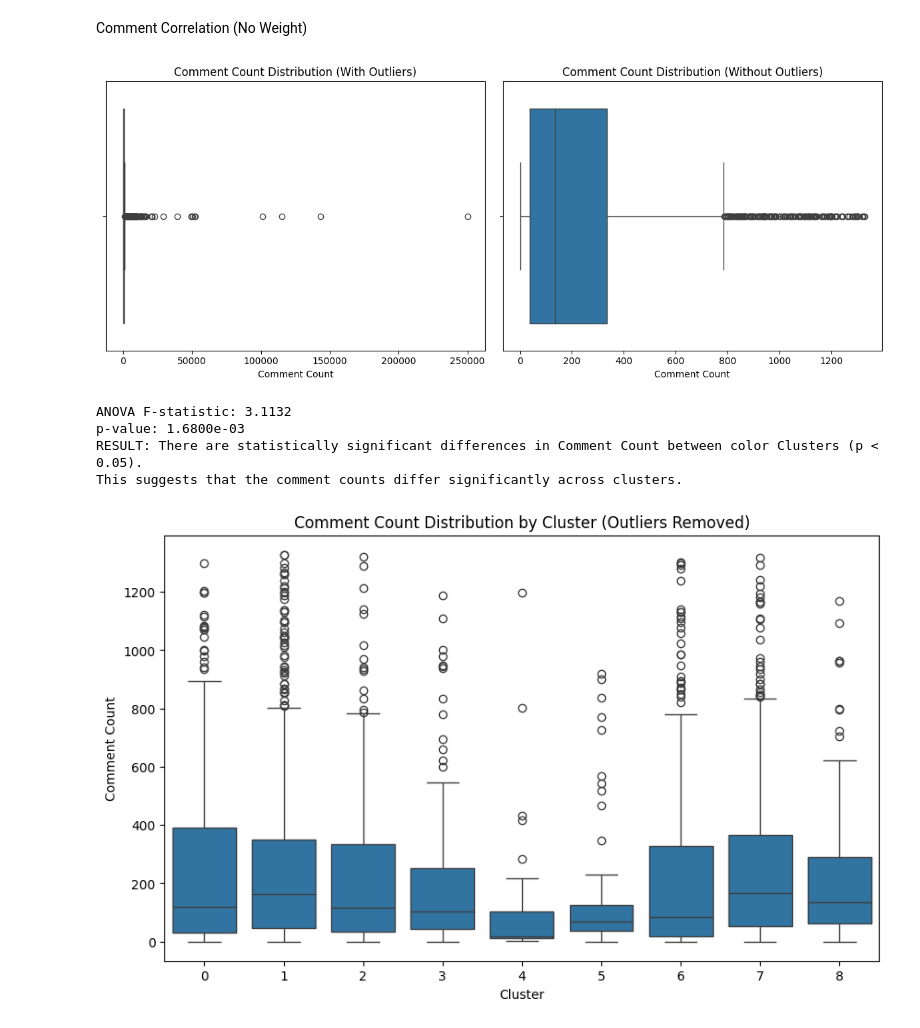
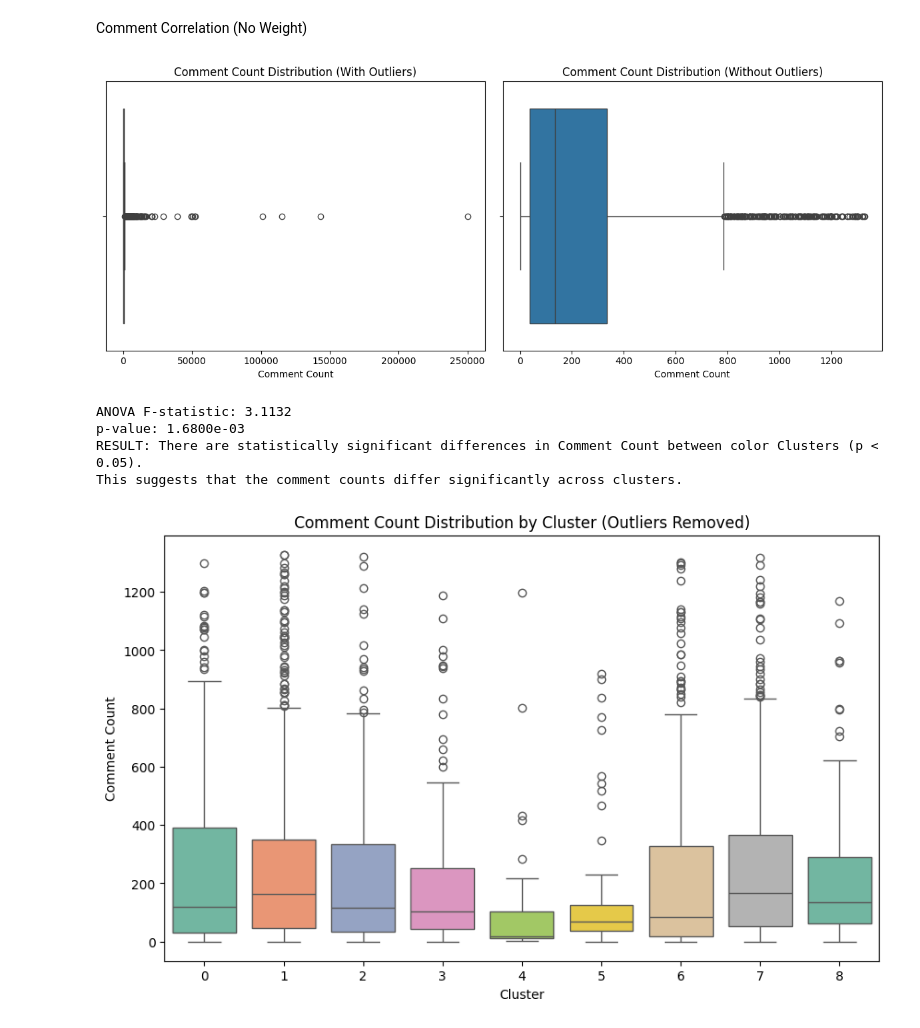
Before and after one commit to GazerJin/ColorExtractionProfile, a Jupyter notebook: Correlation_Analysis_Color.ipynb, the cells around one changed output. Cells and saved outputs as stored; diff of their text form; code cells hidden in the pictures.

```diff
--- a/Correlation_Analysis_Color.ipynb
+++ b/Correlation_Analysis_Color.ipynb
@@ -162,0 +166,25 @@ Channel: CharlieWayne Adventures - Videos: 2
+# %%
+import pandas as pd
+import matplotlib.pyplot as plt
+
+# Group by Cluster and Channel Title, then count videos
+cluster_channel_counts = merged_data.groupby(['Cluster', 'Channel Title']).size().reset_index(name='Video Count')
+
+# Sort by Cluster and Video Count in descending order
+cluster_channel_counts = cluster_channel_counts.sort_values(['Cluster', 'Video Count'], ascending=[True, False])
+
+# Plotting
+clusters = sorted(cluster_channel_counts['Cluster'].unique())
+for cluster in clusters:
+    cluster_data = cluster_channel_counts[cluster_channel_counts['Cluster'] == cluster]
+    # Get top 5 channels for this cluster
+    top5 = cluster_data.nlargest(5, 'Video Count')[['Channel Title', 'Video Count']]
+
+    plt.figure(figsize=(10, 6))
+    plt.bar(top5['Channel Title'], top5['Video Count'], color='skyblue')
+    plt.title(f'Top 5 Channels with Most Videos in Cluster {cluster}')
+    plt.xlabel('Channel Title')
+    plt.ylabel('Number of Videos')
+    plt.xticks(rotation=30, ha='right')
+    plt.tight_layout()
+    plt.show()
@@ -1007,32 +1236,32 @@ plt.tight_layout()
 plt.show()
 
 # 3. ANOVA: Test if Comment Count differs by Cluster
 anova_result = stats.f_oneway(
     *[filtered_data[filtered_data['Cluster'] == c]['Comment Count'] for c in sorted(filtered_data['Cluster'].unique())]
 )
 f_stat = anova_result.statistic
 p_value = anova_result.pvalue
 
 print(f"ANOVA F-statistic: {f_stat:.4f}")
 print(f"p-value: {p_value:.4e}")
 
 if p_value < 0.05:
     print("RESULT: There are statistically significant differences in Comment Count between color Clusters (p < 0.05).")
     print("This suggests that the comment counts differ significantly across clusters.")
 else:
     print("RESULT: There are no statistically significant differences in Comment Count between color Clusters (p >= 0.05).")
 
 # 4. Boxplot: Comment Count distribution by Cluster (after outlier removal)
 plt.figure(figsize=(10, 6))
-sns.boxplot(x='Cluster', y='Comment Count', data=filtered_data)
+sns.boxplot(x='Cluster', y='Comment Count', data=filtered_data, palette='Set2')
 plt.title('Comment Count Distribution by Cluster (Outliers Removed)')
 plt.xlabel('Cluster')
 plt.ylabel('Comment Count')
 plt.show()
 # %% [output]
 [figure]
 ANOVA F-statistic: 3.1132
 p-value: 1.6800e-03
 RESULT: There are statistically significant differences in Comment Count between color Clusters (p < 0.05).
 This suggests that the comment counts differ significantly across clusters.
-[figure, old version]
+[figure, new version]
```
Also changed, not shown: parts of 11 cells of this notebook, 2 other files.
